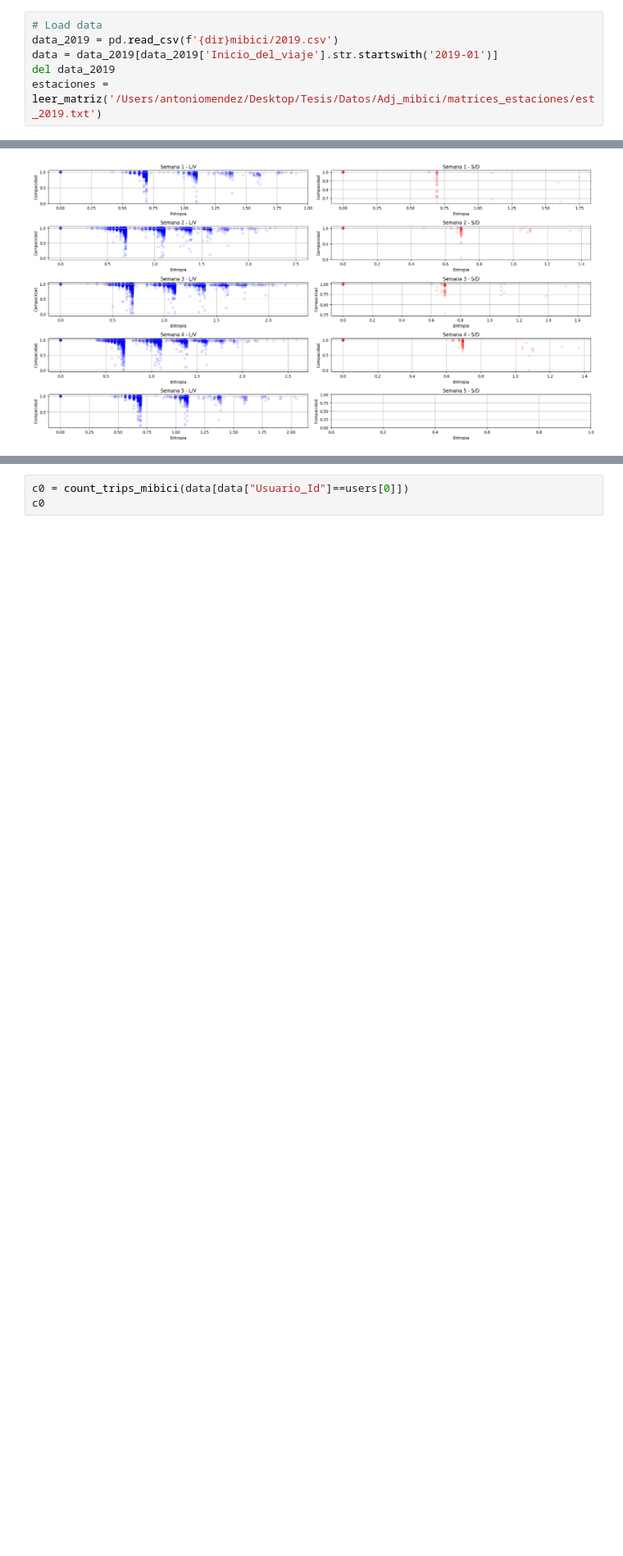
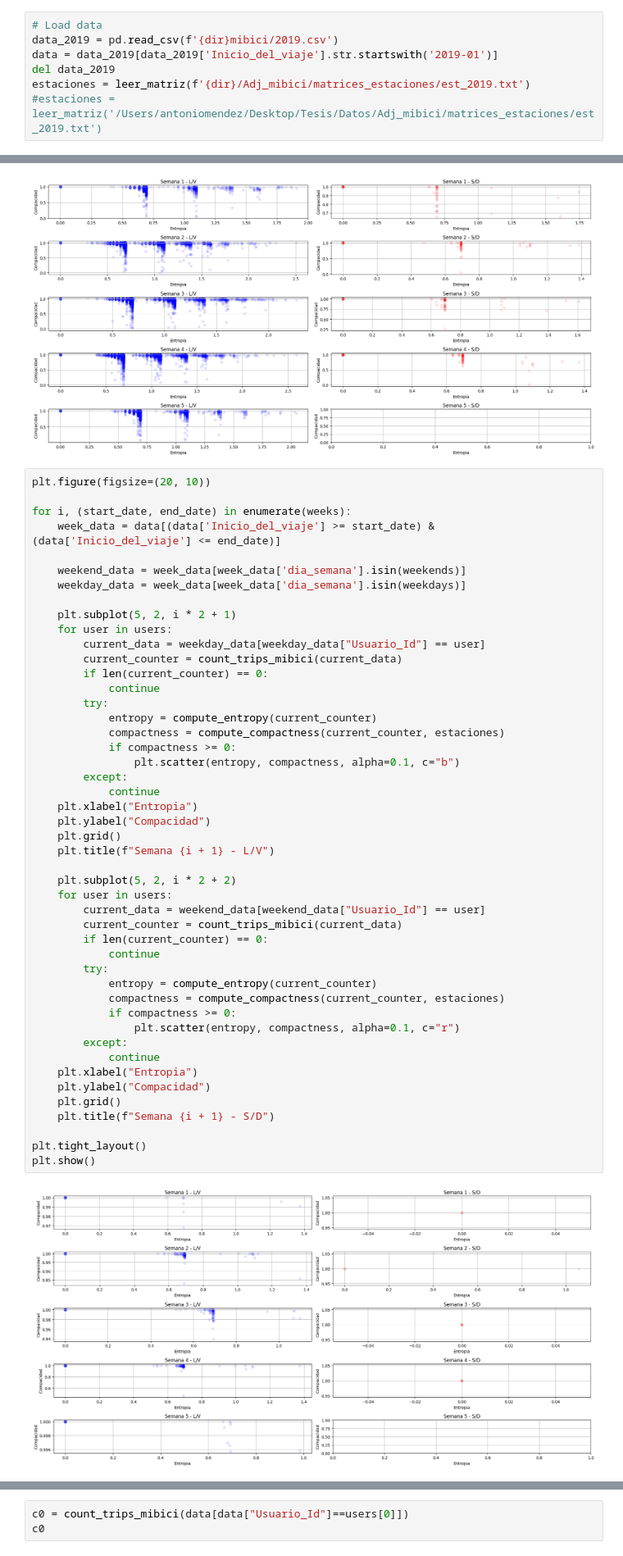
Before and after one commit to angelmdezhdez/thesis, a Jupyter notebook: compactness.ipynb, the cells around one changed output, grey strips where cells are left out. Shown at 82% size. Cells and saved outputs as stored; diff of their text form; blank space fills up the shorter version.

Commit message:
Arreglos en compacidad

```diff
--- a/compactness.ipynb
+++ b/compactness.ipynb
@@ -37,7 +37,8 @@ def encontrar_estacion(est, matriz):
 data_2019 = pd.read_csv(f'{dir}mibici/2019.csv')
 data = data_2019[data_2019['Inicio_del_viaje'].str.startswith('2019-01')]
 del data_2019
-estaciones = leer_matriz('/Users/antoniomendez/Desktop/Tesis/Datos/Adj_mibici/matrices_estaciones/est_2019.txt')
+estaciones = leer_matriz(f'{dir}/Adj_mibici/matrices_estaciones/est_2019.txt')
+#estaciones = leer_matriz('/Users/antoniomendez/Desktop/Tesis/Datos/Adj_mibici/matrices_estaciones/est_2019.txt')
 # %%
 data.head()
 # %% [output]
@@ -289,3 +290,52 @@ plt.tight_layout()
 plt.show()
 # %% [output]
 [figure]
+# %%
+plt.figure(figsize=(20, 10))
+
+for i, (start_date, end_date) in enumerate(weeks):
+    week_data = data[(data['Inicio_del_viaje'] >= start_date) & (data['Inicio_del_viaje'] <= end_date)]
+
+    weekend_data = week_data[week_data['dia_semana'].isin(weekends)]
+    weekday_data = week_data[week_data['dia_semana'].isin(weekdays)]
+
+    plt.subplot(5, 2, i * 2 + 1)
+    for user in users:
+        current_data = weekday_data[weekday_data["Usuario_Id"] == user]
+        current_counter = count_trips_mibici(current_data)
+        if len(current_counter) == 0:
+            continue
+        try:
+            entropy = compute_entropy(current_counter)
+            compactness = compute_compactness(current_counter, estaciones)
+            if compactness >= 0:
+                plt.scatter(entropy, compactness, alpha=0.1, c="b")
+        except:
+            continue
+    plt.xlabel("Entropia")
+    plt.ylabel("Compacidad")
+    plt.grid()
+    plt.title(f"Semana {i + 1} - L/V")
+
+    plt.subplot(5, 2, i * 2 + 2)
+    for user in users:
+        current_data = weekend_data[weekend_data["Usuario_Id"] == user]
+        current_counter = count_trips_mibici(current_data)
+        if len(current_counter) == 0:
+            continue
+        try:
+            entropy = compute_entropy(current_counter)
+            compactness = compute_compactness(current_counter, estaciones)
+            if compactness >= 0:
+                plt.scatter(entropy, compactness, alpha=0.1, c="r")
+        except:
+            continue
+    plt.xlabel("Entropia")
+    plt.ylabel("Compacidad")
+    plt.grid()
+    plt.title(f"Semana {i + 1} - S/D")
+
+plt.tight_layout()
+plt.show()
+# %% [output]
+[figure, added]
```
Also changed, not shown: parts of 10 cells of this notebook.
